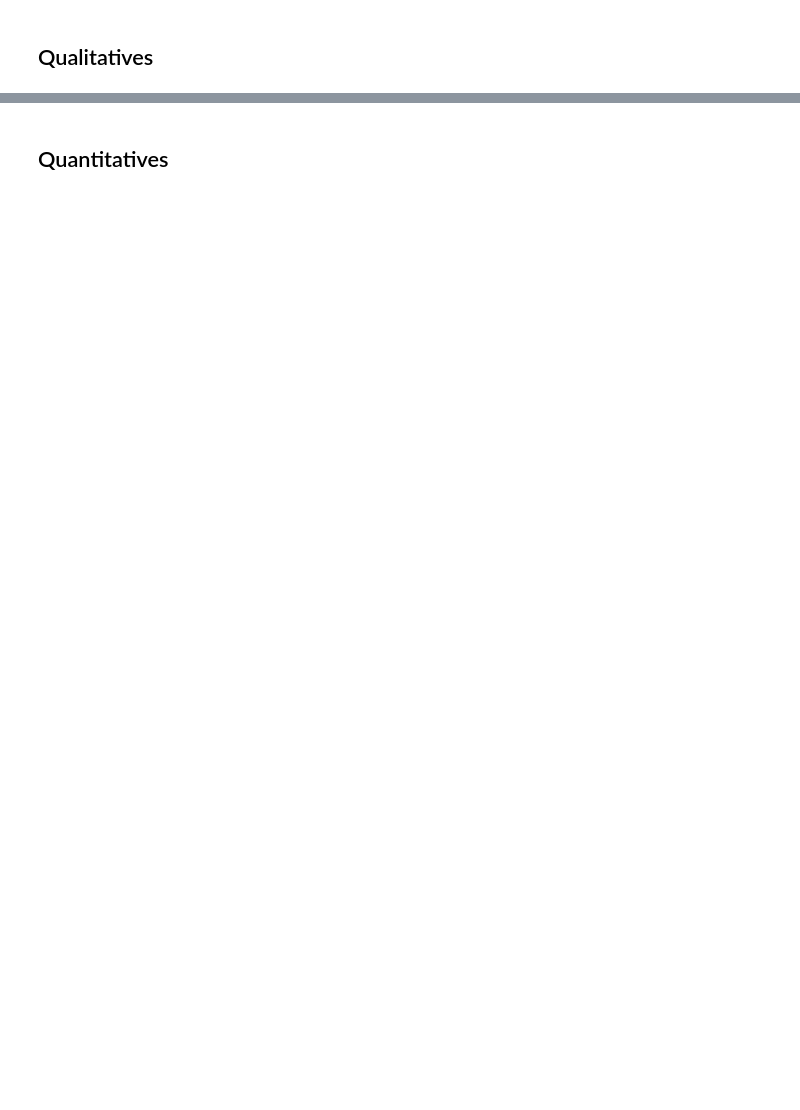
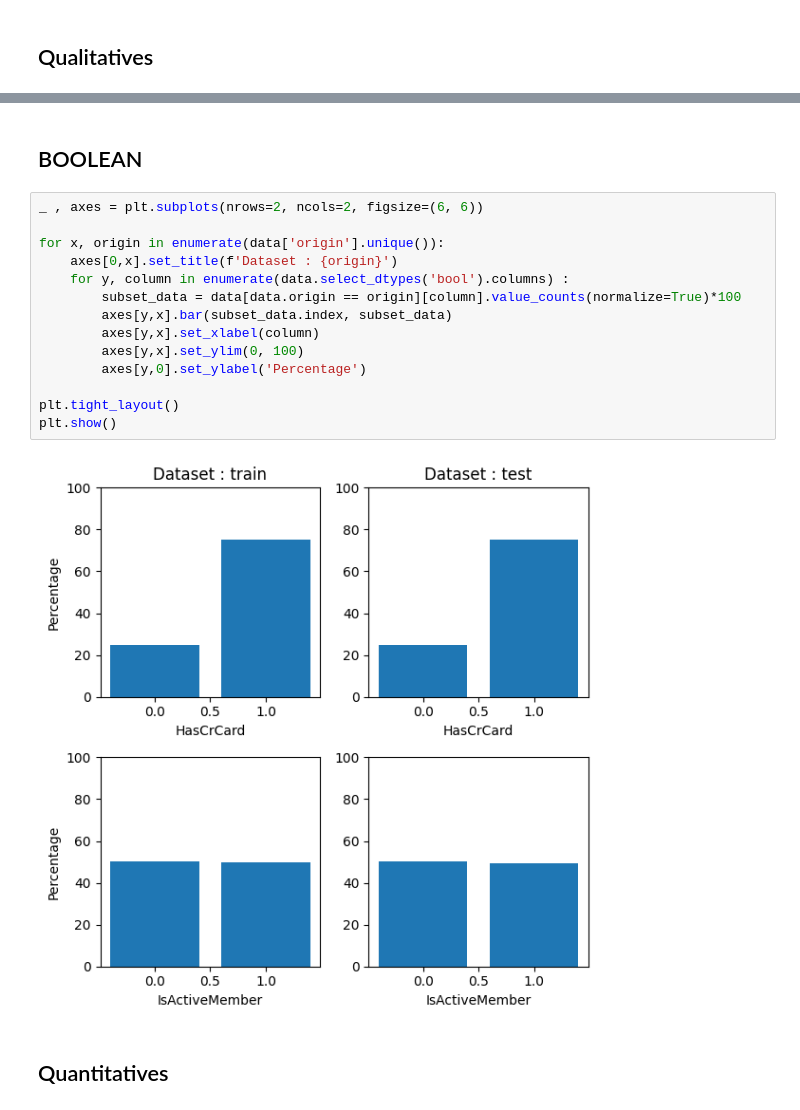
Before and after one commit to marcgloaguen/playgroundseries_s4e1, a Jupyter notebook: EDA.ipynb, the cells around one changed output, grey strips where cells are left out. Saved outputs shown, nothing was run; the diff lists cells and outputs as text; blank space fills up the shorter version.

```diff
--- a/EDA.ipynb
+++ b/EDA.ipynb
@@ -63,2 +66,20 @@ Nous pouvons observer ci-dessus que notre échantillon train et test on la meme
+# %% [markdown]
+## BOOLEAN
+# %%
+_ , axes = plt.subplots(nrows=2, ncols=2, figsize=(6, 6))
+
+for x, origin in enumerate(data['origin'].unique()):
+    axes[0,x].set_title(f'Dataset : {origin}')
+    for y, column in enumerate(data.select_dtypes('bool').columns) :
+        subset_data = data[data.origin == origin][column].value_counts(normalize=True)*100
+        axes[y,x].bar(subset_data.index, subset_data)
+        axes[y,x].set_xlabel(column)
+        axes[y,x].set_ylim(0, 100)
+        axes[y,0].set_ylabel('Percentage')
+
+plt.tight_layout()
+plt.show()
+# %% [output]
+[figure, added]
 # %% [markdown]
 ## Quantitatives
```
Also changed, not shown: parts of 15 cells of this notebook, 2 other files.
